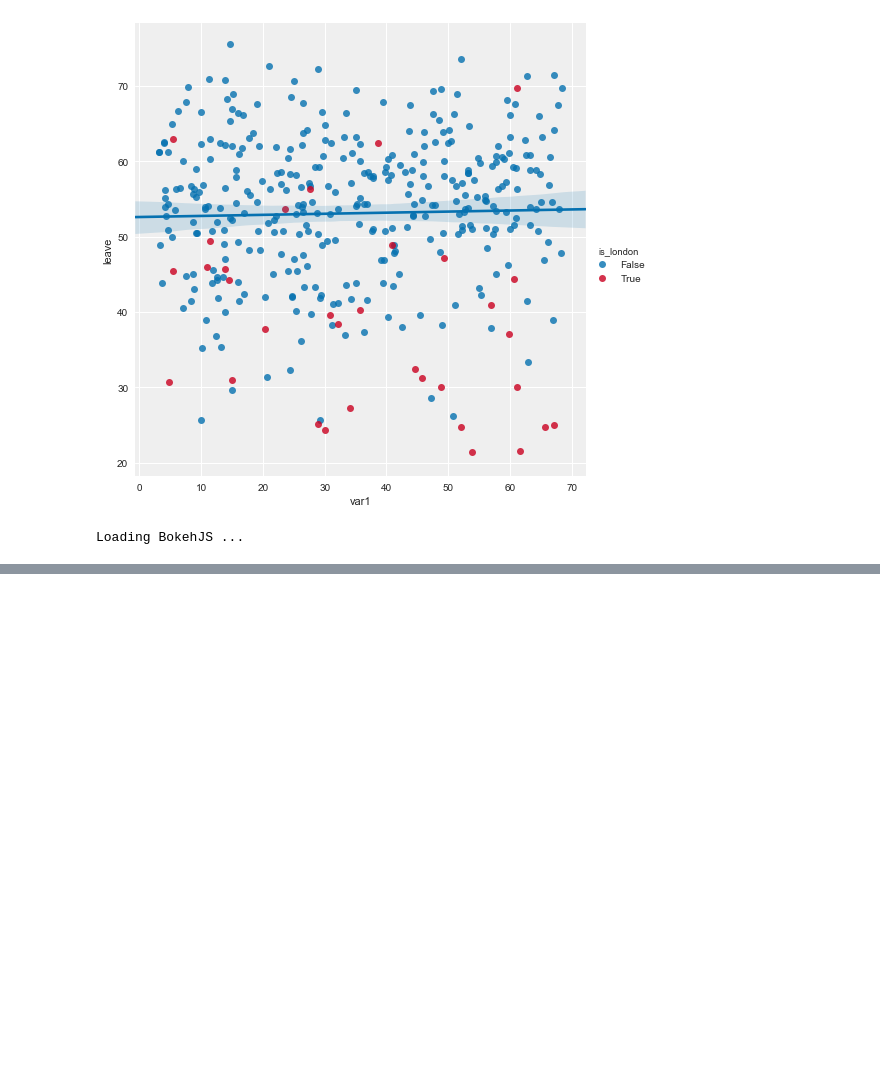
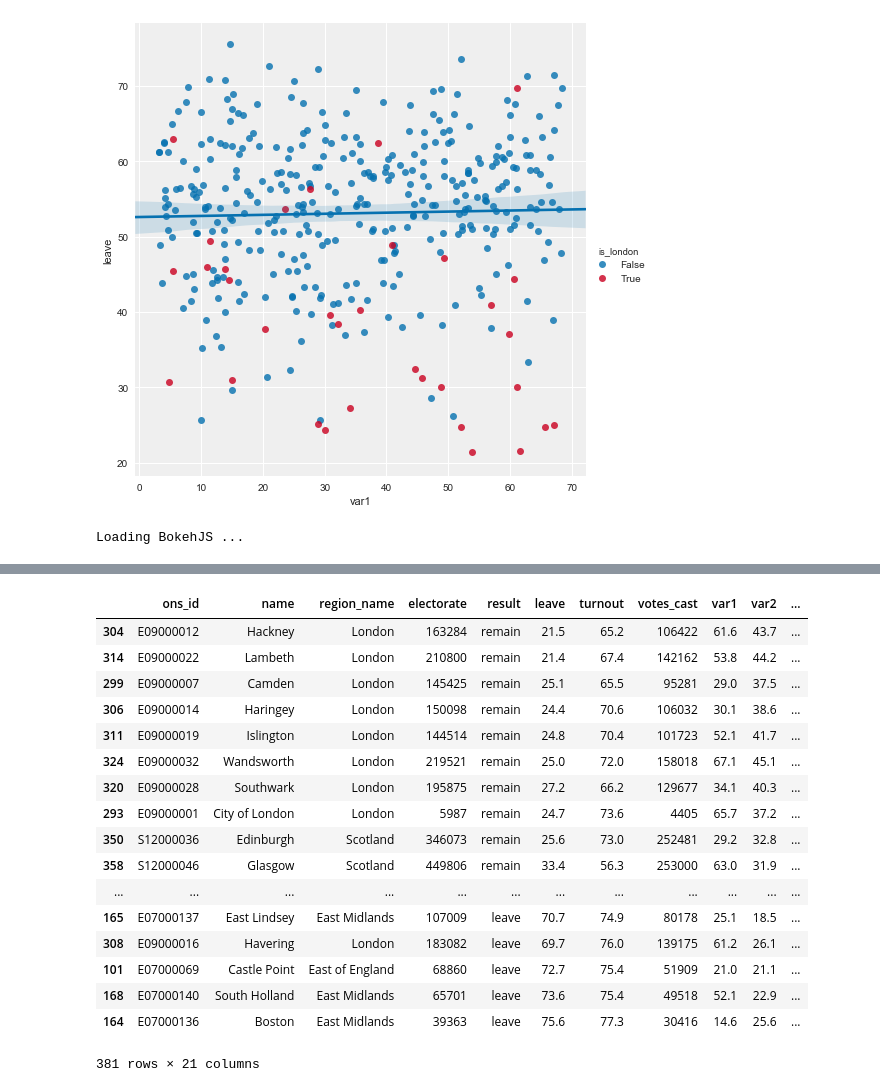
Before and after one commit to puntofisso/jupyter, a Jupyter notebook: Journocoders April 2017.ipynb, the cells around one changed output, grey strips where cells are left out. Cells and saved outputs as stored; diff of their text form; code cells hidden in the pictures; blank space fills up the shorter version.

```diff
--- a/Journocoders April 2017.ipynb
+++ b/Journocoders April 2017.ipynb
@@ -252,0 +284,23 @@ show(p)
+# %%
+df['number_of_leavers'] = df['votes_cast'] * df['leave'] / 100
+df['leavers_per_capita'] =  df['number_of_leavers'] / df['electorate']
+df.sort_values(by='leavers_per_capita', ascending=True)
+# %% [output]
+|  | ons_id | name | region_name | electorate | result | leave | turnout | votes_cast | var1 | var2 | ... |
+| 304 | E09000012 | Hackney | London | 163284 | remain | 21.5 | 65.2 | 106422 | 61.6 | 43.7 | ... |
+| 314 | E09000022 | Lambeth | London | 210800 | remain | 21.4 | 67.4 | 142162 | 53.8 | 44.2 | ... |
+| 299 | E09000007 | Camden | London | 145425 | remain | 25.1 | 65.5 | 95281 | 29.0 | 37.5 | ... |
+| 306 | E09000014 | Haringey | London | 150098 | remain | 24.4 | 70.6 | 106032 | 30.1 | 38.6 | ... |
+| 311 | E09000019 | Islington | London | 144514 | remain | 24.8 | 70.4 | 101723 | 52.1 | 41.7 | ... |
+| 324 | E09000032 | Wandsworth | London | 219521 | remain | 25.0 | 72.0 | 158018 | 67.1 | 45.1 | ... |
+| 320 | E09000028 | Southwark | London | 195875 | remain | 27.2 | 66.2 | 129677 | 34.1 | 40.3 | ... |
+| 293 | E09000001 | City of London | London | 5987 | remain | 24.7 | 73.6 | 4405 | 65.7 | 37.2 | ... |
+| 350 | S12000036 | Edinburgh | Scotland | 346073 | remain | 25.6 | 73.0 | 252481 | 29.2 | 32.8 | ... |
+| 358 | S12000046 | Glasgow | Scotland | 449806 | remain | 33.4 | 56.3 | 253000 | 63.0 | 31.9 | ... |
+| ... | ... | ... | ... | ... | ... | ... | ... | ... | ... | ... | ... |
+| 165 | E07000137 | East Lindsey | East Midlands | 107009 | leave | 70.7 | 74.9 | 80178 | 25.1 | 18.5 | ... |
+| 308 | E09000016 | Havering | London | 183082 | leave | 69.7 | 76.0 | 139175 | 61.2 | 26.1 | ... |
+| 101 | E07000069 | Castle Point | East of England | 68860 | leave | 72.7 | 75.4 | 51909 | 21.0 | 21.1 | ... |
+| 168 | E07000140 | South Holland | East Midlands | 65701 | leave | 73.6 | 75.4 | 49518 | 52.1 | 22.9 | ... |
+| 164 | E07000136 | Boston | East Midlands | 39363 | leave | 75.6 | 77.3 | 30416 | 14.6 | 25.6 | ... |
+381 rows × 21 columns
```
Also changed, not shown: parts of 3 cells of this notebook.
